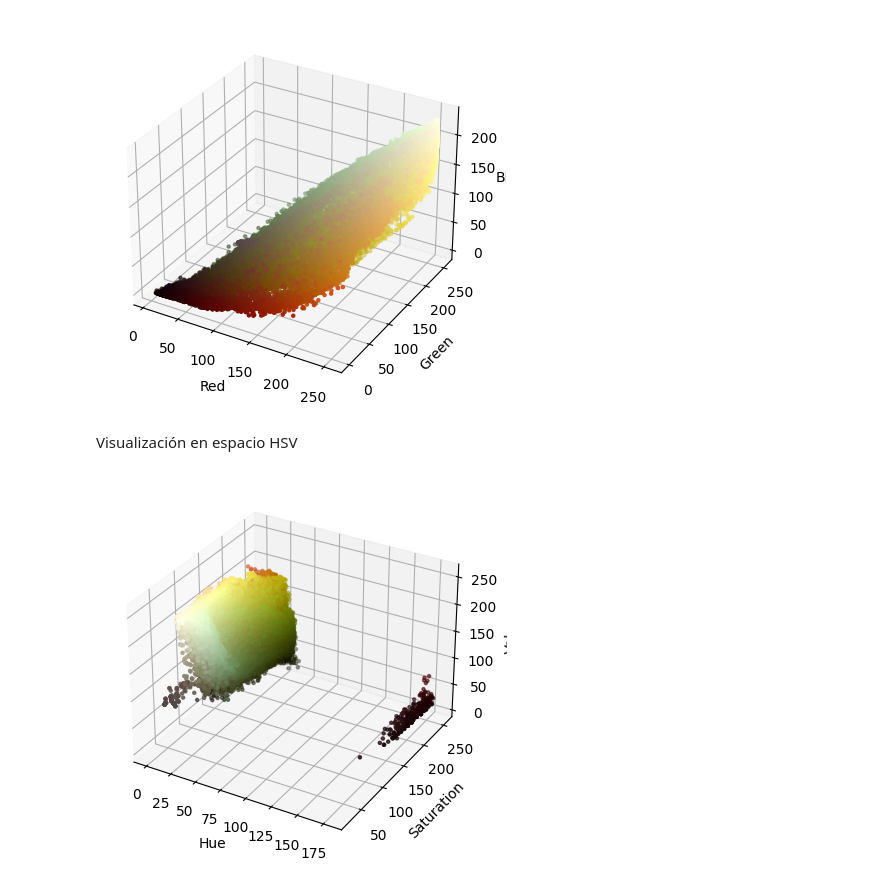
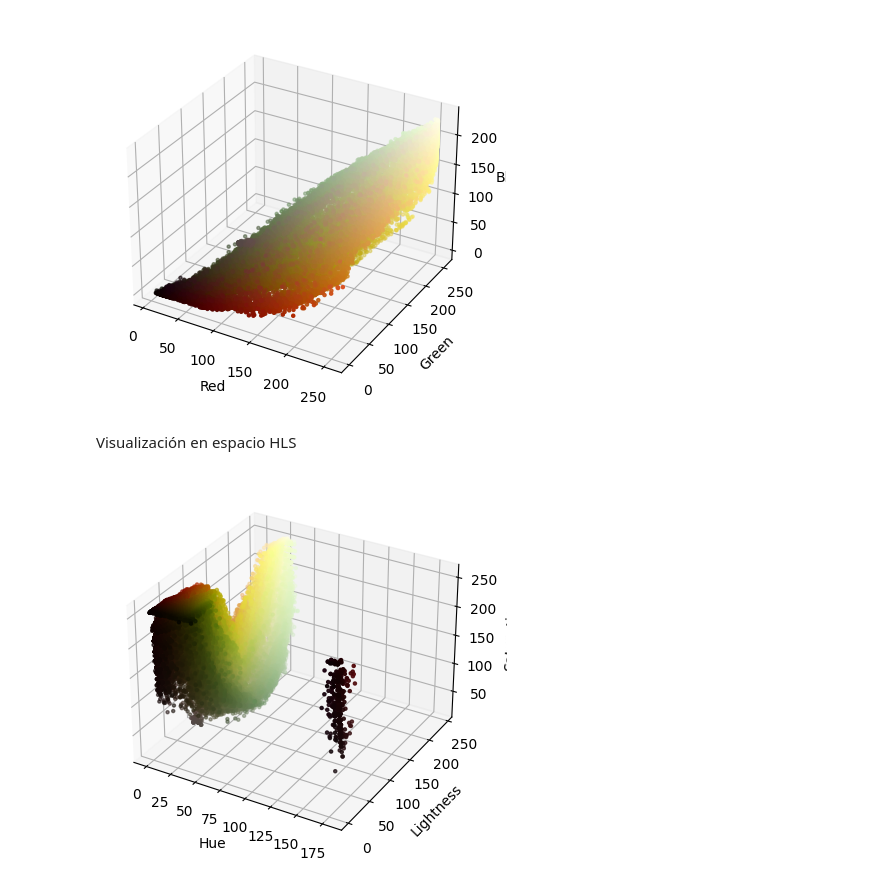
Before and after one commit to pabgonzalez/Digital-Image-Processing, a Jupyter notebook: TP6 - Color/tp6.ipynb, the cells around one changed output. Drawn from its saved outputs; the diff is of its cells as text; code cells hidden in the pictures.

```diff
--- a/TP6 - Color/tp6.ipynb
+++ b/TP6 - Color/tp6.ipynb
@@ -113,20 +111,20 @@ plt.show()
 # %% [output]
 [figure]
 # %% [markdown]
-Visualización en espacio HSV
+Visualización en espacio HLS
 # %%
-hsv_rose = cv2.cvtColor(rose, cv2.COLOR_RGB2HSV)
+hls_rose = cv2.cvtColor(rose, cv2.COLOR_RGB2HLS)
 
-h, s, v = cv2.split(hsv_rose)
+h, l, s = cv2.split(hls_rose)
 fig = plt.figure()
 axis = fig.add_subplot(1, 1, 1, projection="3d")
 
-axis.scatter(h.flatten(), s.flatten(), v.flatten(), facecolors=pixel_colors, marker=".")
+axis.scatter(h.flatten(), l.flatten(), s.flatten(), facecolors=pixel_colors, marker=".")
 axis.set_xlabel("Hue")
-axis.set_ylabel("Saturation")
-axis.set_zlabel("Value")
+axis.set_ylabel("Lightness")
+axis.set_zlabel("Saturation")
 plt.show()
 # %% [output]
-[figure, old version]
+[figure, new version]
 # %%
 light_red = (0, 0, 100)
```
Also changed, not shown: parts of 3 cells of this notebook, 1 other file.
